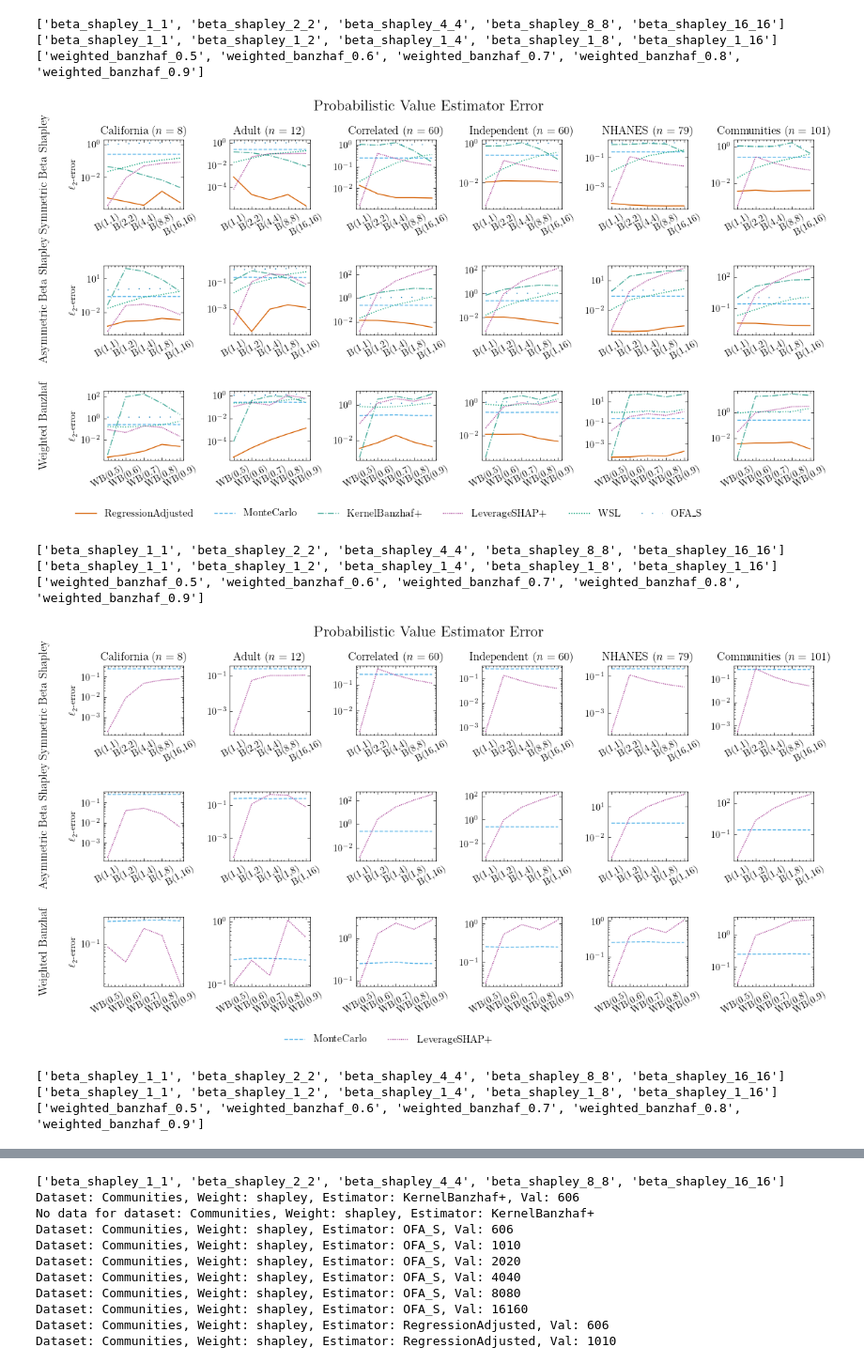
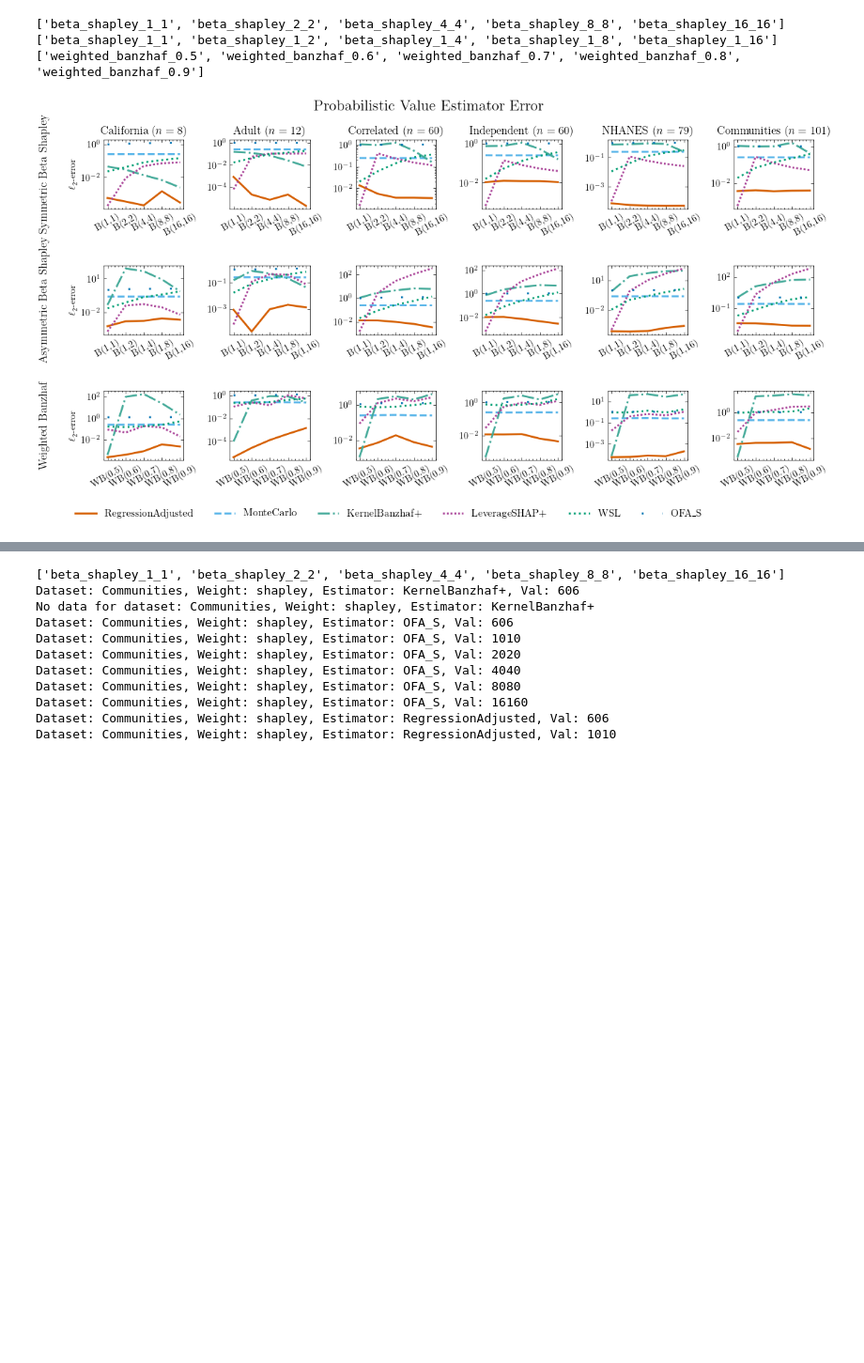
Before and after one commit to rtealwitter/regressionMSR, a Jupyter notebook: plot_big.ipynb, the cells around one changed output, grey strips where cells are left out. Shown at 94% size. Drawn from its saved outputs; the diff is of its cells as text; code cells hidden in the pictures; blank space fills up the shorter version.

```diff
--- a/plot_big.ipynb
+++ b/plot_big.ipynb
@@ -166,8 +166,8 @@ results = load_filtered_error(filter)
 
 filenames = [
     'images/prob_regadj.pdf',
-    'images/prob_leverageshap+.pdf',
-    'images/prob_kernelbanzhaf+.pdf',
+    #'images/prob_leverageshap+.pdf',
+    #'images/prob_kernelbanzhaf+.pdf',
 ]
 use_estimators = [
     'RegressionAdjusted',
@@ -209,39 +209,32 @@ for filename in filenames:
                     continue
                 if estimator not in include_by_filename[filename]:
                     continue
                 errors = [np.mean(results[dataset][weighting][estimator]) for weighting in weight_list]
                 prettier_weight_list = [weight_lookup[weighting] for weighting in weight_list]
 
                 # Rotate the x-axis labels
                 axs[i, j].set_xticks(np.arange(len(prettier_weight_list)))
                 axs[i, j].set_xticklabels(prettier_weight_list, rotation=30)
                 line, = axs[i, j].plot(prettier_weight_list, errors,
                                     label=estimator,
                                     linestyle=linestyles[estimator_idx],
-                                    color=cb_colors[estimator_idx])
+                                    color=cb_colors[estimator_idx], linewidth=2)
 
                 # Add the line handle to the global collection
                 if estimator not in all_handles:
                     all_handles[estimator] = line
             axs[i, j].set_yscale('log')
 
     fig.suptitle('Probabilistic Value Estimator Error', fontsize=16)
     # Two layers of legends
     fig.legend(all_handles.values(), all_handles.keys(), loc='upper center', ncol=len(all_handles), bbox_to_anchor=(0.45,0), fontsize=11)
 
     plt.tight_layout()
 
     plt.savefig(filename, bbox_inches='tight', dpi=300)
     plt.show()
 # %% [output]
 ['beta_shapley_1_1', 'beta_shapley_2_2', 'beta_shapley_4_4', 'beta_shapley_8_8', 'beta_shapley_16_16']
 ['beta_shapley_1_1', 'beta_shapley_1_2', 'beta_shapley_1_4', 'beta_shapley_1_8', 'beta_shapley_1_16']
 ['weighted_banzhaf_0.5', 'weighted_banzhaf_0.6', 'weighted_banzhaf_0.7', 'weighted_banzhaf_0.8', 'weighted_banzhaf_0.9']
-[figure, old version]
+[figure, new version]
-['beta_shapley_1_1', 'beta_shapley_2_2', 'beta_shapley_4_4', 'beta_shapley_8_8', 'beta_shapley_16_16']
-['beta_shapley_1_1', 'beta_shapley_1_2', 'beta_shapley_1_4', 'beta_shapley_1_8', 'beta_shapley_1_16']
-['weighted_banzhaf_0.5', 'weighted_banzhaf_0.6', 'weighted_banzhaf_0.7', 'weighted_banzhaf_0.8', 'weighted_banzhaf_0.9']
-[figure, removed]
-['beta_shapley_1_1', 'beta_shapley_2_2', 'beta_shapley_4_4', 'beta_shapley_8_8', 'beta_shapley_16_16']
-['beta_shapley_1_1', 'beta_shapley_1_2', 'beta_shapley_1_4', 'beta_shapley_1_8', 'beta_shapley_1_16']
-['weighted_banzhaf_0.5', 'weighted_banzhaf_0.6', 'weighted_banzhaf_0.7', 'weighted_banzhaf_0.8', 'weighted_banzhaf_0.9']
```
Also changed, not shown: parts of 2 cells of this notebook, 6 other files.
